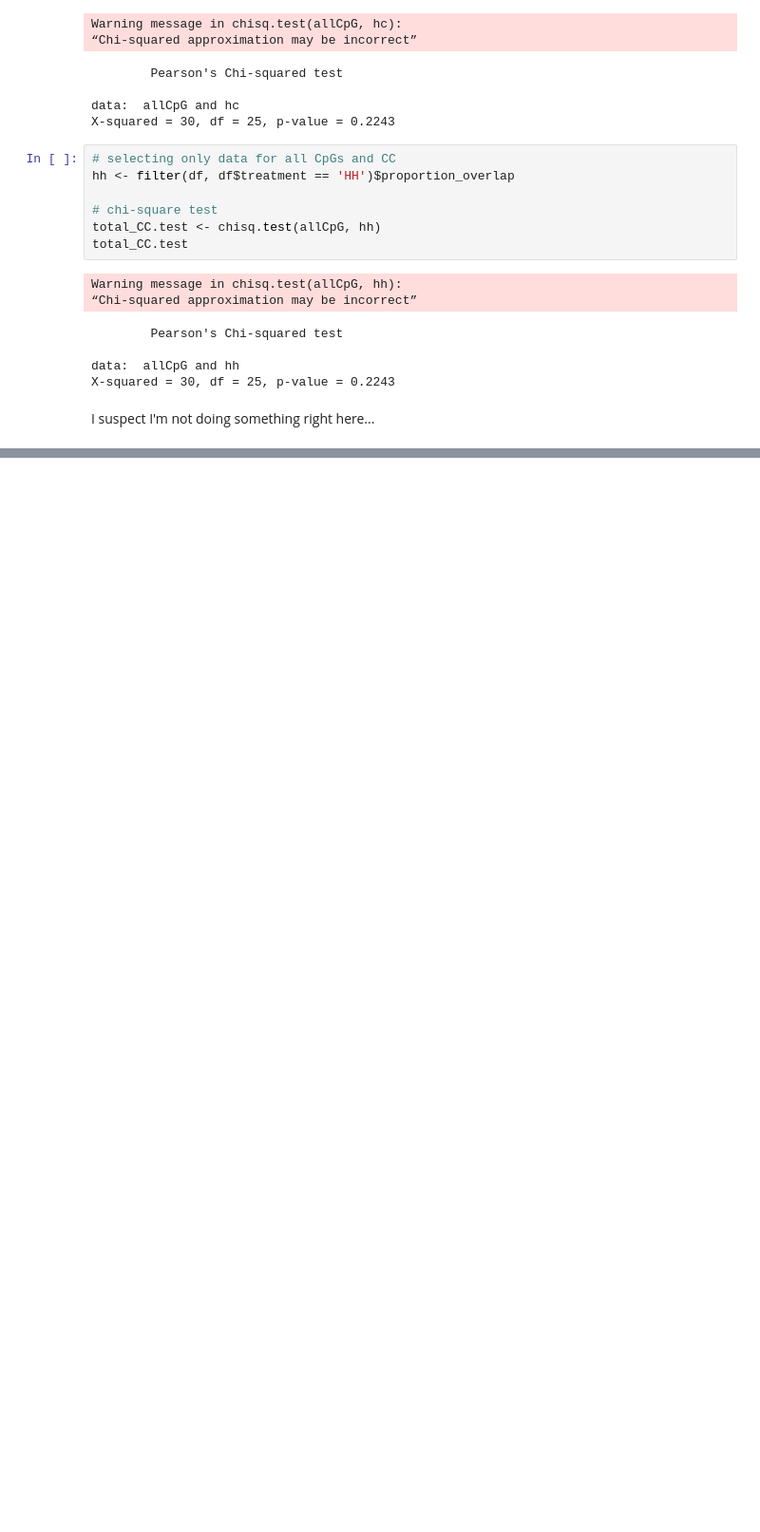
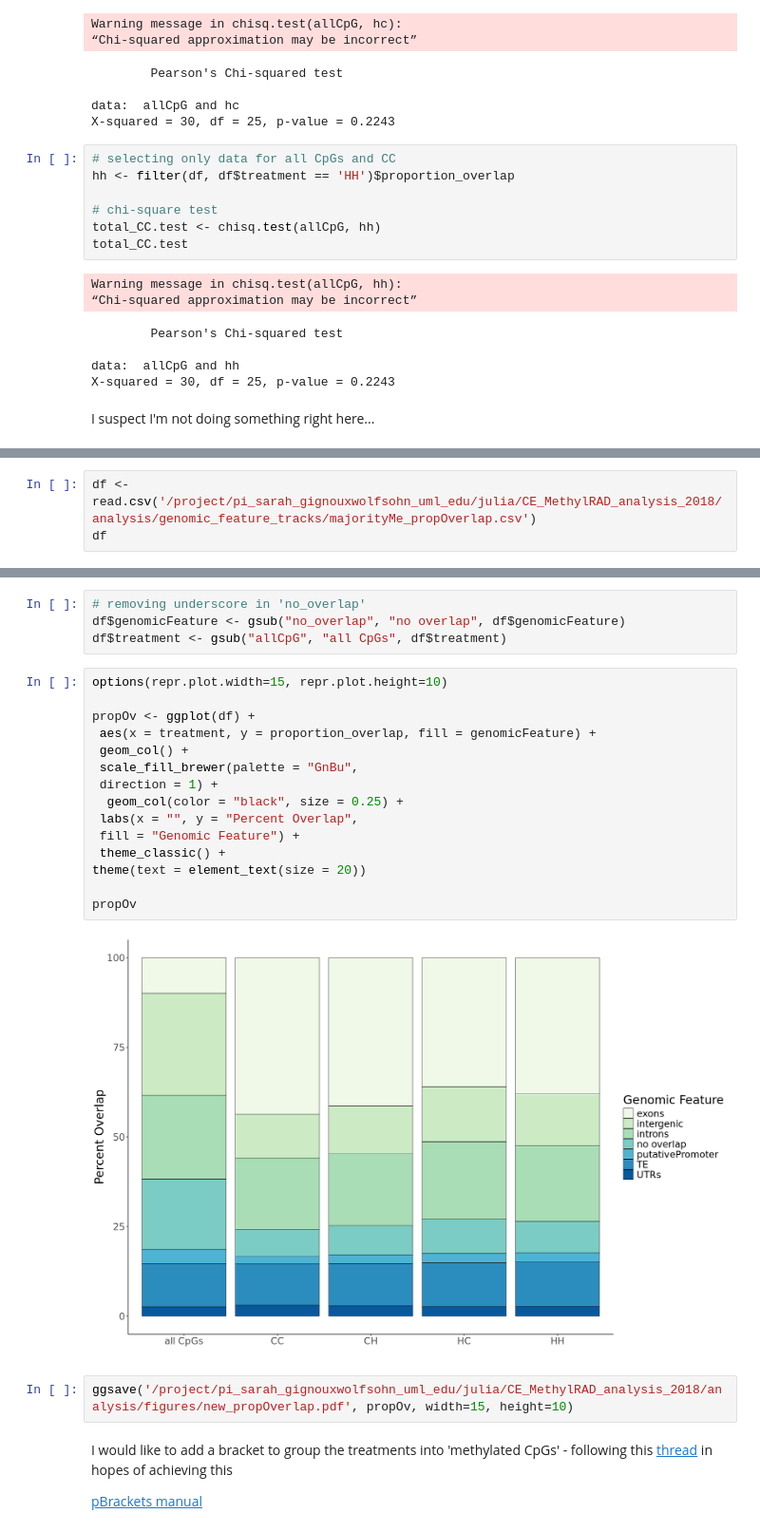
Before and after one commit to jgmcdonough/CE18_methylRAD_analysis, a Jupyter notebook: analysis/genomic_feature_tracks/create_proportionPlot.ipynb, the cells around one changed output, grey strips where cells are left out. Shown at 95% size. Cells and saved outputs as stored; diff of their text form; blank space fills up the shorter version.

```diff
--- a/analysis/genomic_feature_tracks/create_proportionPlot.ipynb
+++ b/analysis/genomic_feature_tracks/create_proportionPlot.ipynb
@@ -168,0 +132,3 @@ Warning message:
+# %%
+df <- read.csv('/project/pi_sarah_gignouxwolfsohn_uml_edu/julia/CE_MethylRAD_analysis_2018/analysis/genomic_feature_tracks/majorityMe_propOverlap.csv')
+df
@@ -168,0 +155,27 @@ Warning message:
+# %%
+# removing underscore in 'no_overlap'
+df$genomicFeature <- gsub("no_overlap", "no overlap", df$genomicFeature)
+df$treatment <- gsub("allCpG", "all CpGs", df$treatment)
+# %%
+options(repr.plot.width=15, repr.plot.height=10)
+
+propOv <- ggplot(df) +
+ aes(x = treatment, y = proportion_overlap, fill = genomicFeature) +
+ geom_col() +
+ scale_fill_brewer(palette = "GnBu",
+ direction = 1) +
+  geom_col(color = "black", size = 0.25) +
+ labs(x = "", y = "Percent Overlap",
+ fill = "Genomic Feature") +
+ theme_classic() +
+theme(text = element_text(size = 20))
+
+propOv
+# %% [output]
+[figure, added]
+# %%
+ggsave('/project/pi_sarah_gignouxwolfsohn_uml_edu/julia/CE_MethylRAD_analysis_2018/analysis/figures/new_propOverlap.pdf', propOv, width=15, height=10)
+# %% [markdown]
+I would like to add a bracket to group the treatments into 'methylated CpGs' - following this [thread](https://stackoverflow.com/questions/66603462/adding-square-brackets-to-group-axis-labels-in-ggplot2?rq=3) in hopes of achieving this
+
+[pBrackets manual](https://cran.r-project.org/web/packages/pBrackets/pBrackets.pdf)
```
Also changed, not shown: parts of 5 cells of this notebook, 3 other files.
